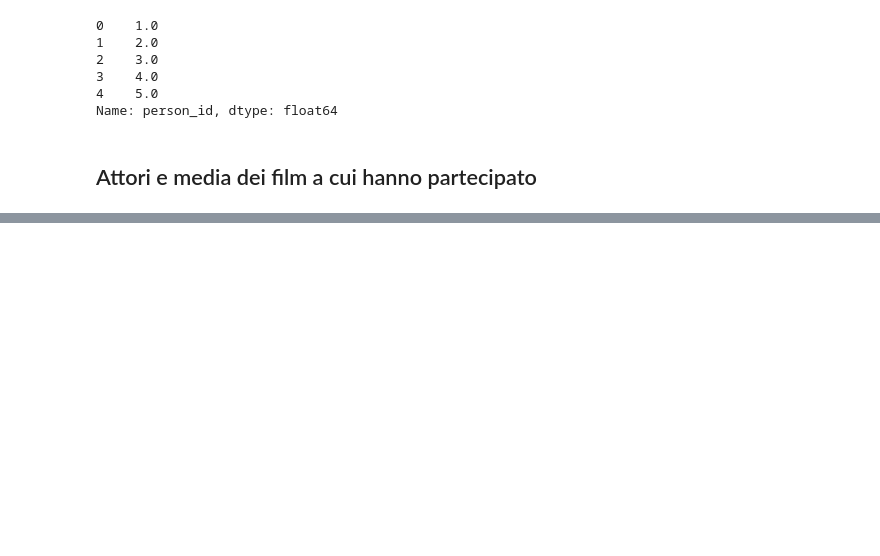
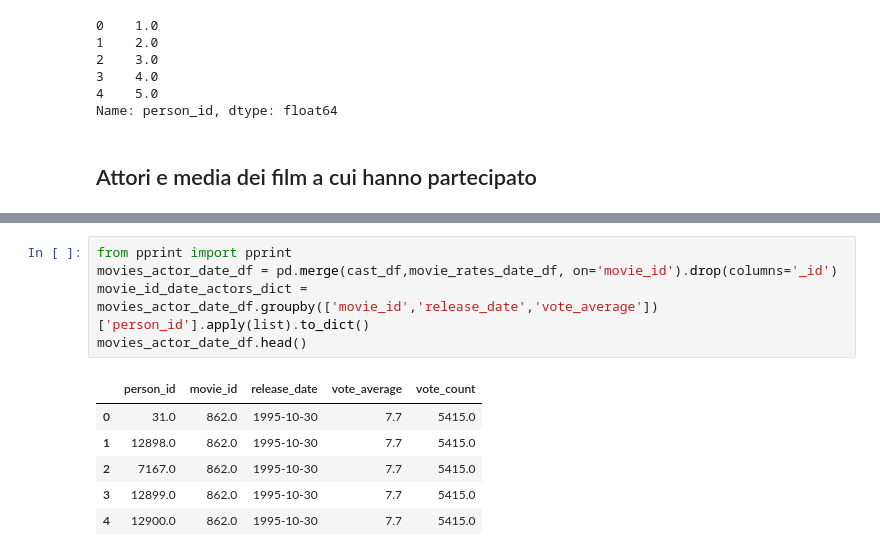
Before and after one commit to Janluke0/DSBDA-Project, a Jupyter notebook: Hypotheses/Hp4_Migliori_Film_Bravi_Attori.ipynb, the cells around one changed output, grey strips where cells are left out. Saved outputs shown, nothing was run; the diff lists cells and outputs as text; blank space fills up the shorter version.

```diff
--- a/Hypotheses/Hp4_Migliori_Film_Bravi_Attori.ipynb
+++ b/Hypotheses/Hp4_Migliori_Film_Bravi_Attori.ipynb
@@ -153,0 +143,12 @@ Matplotlib is building the font cache; this may take a moment.
+# %%
+from pprint import pprint
+movies_actor_date_df = pd.merge(cast_df,movie_rates_date_df, on='movie_id').drop(columns='_id')
+movie_id_date_actors_dict = movies_actor_date_df.groupby(['movie_id','release_date','vote_average'])['person_id'].apply(list).to_dict()
+movies_actor_date_df.head()
+# %% [output]
+|  | person_id | movie_id | release_date | vote_average | vote_count |
+| 0 | 31.0 | 862.0 | 1995-10-30 | 7.7 | 5415.0 |
+| 1 | 12898.0 | 862.0 | 1995-10-30 | 7.7 | 5415.0 |
+| 2 | 7167.0 | 862.0 | 1995-10-30 | 7.7 | 5415.0 |
+| 3 | 12899.0 | 862.0 | 1995-10-30 | 7.7 | 5415.0 |
+| 4 | 12900.0 | 862.0 | 1995-10-30 | 7.7 | 5415.0 |
```
Also changed, not shown: parts of 18 cells of this notebook.
